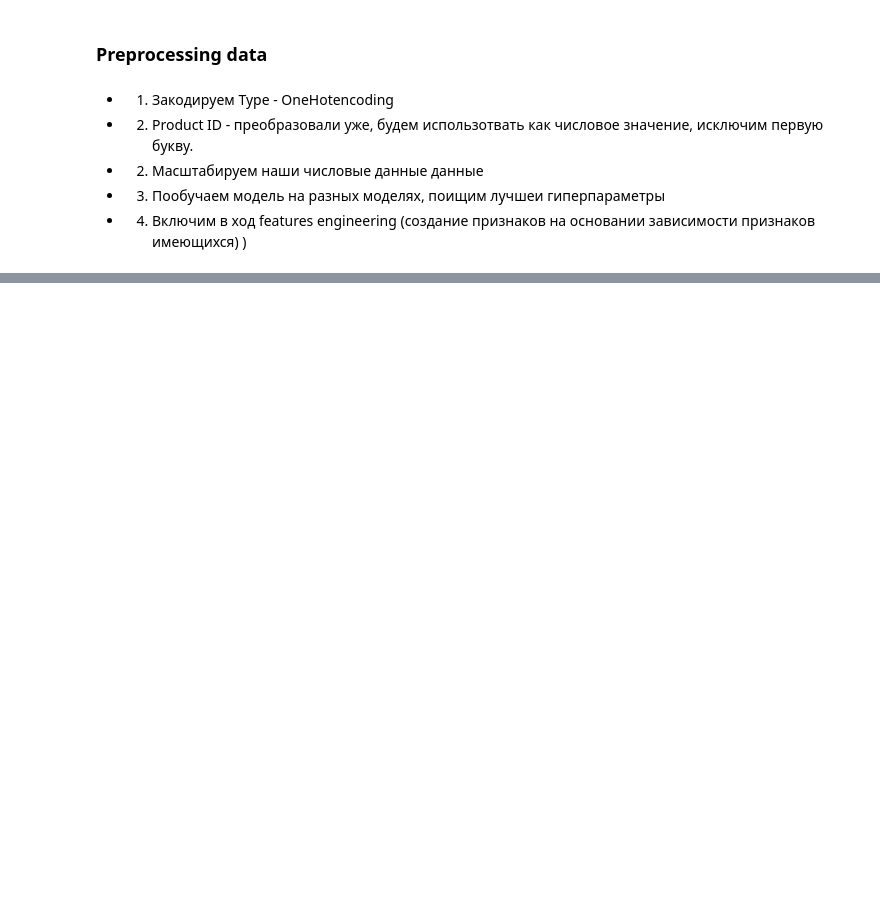
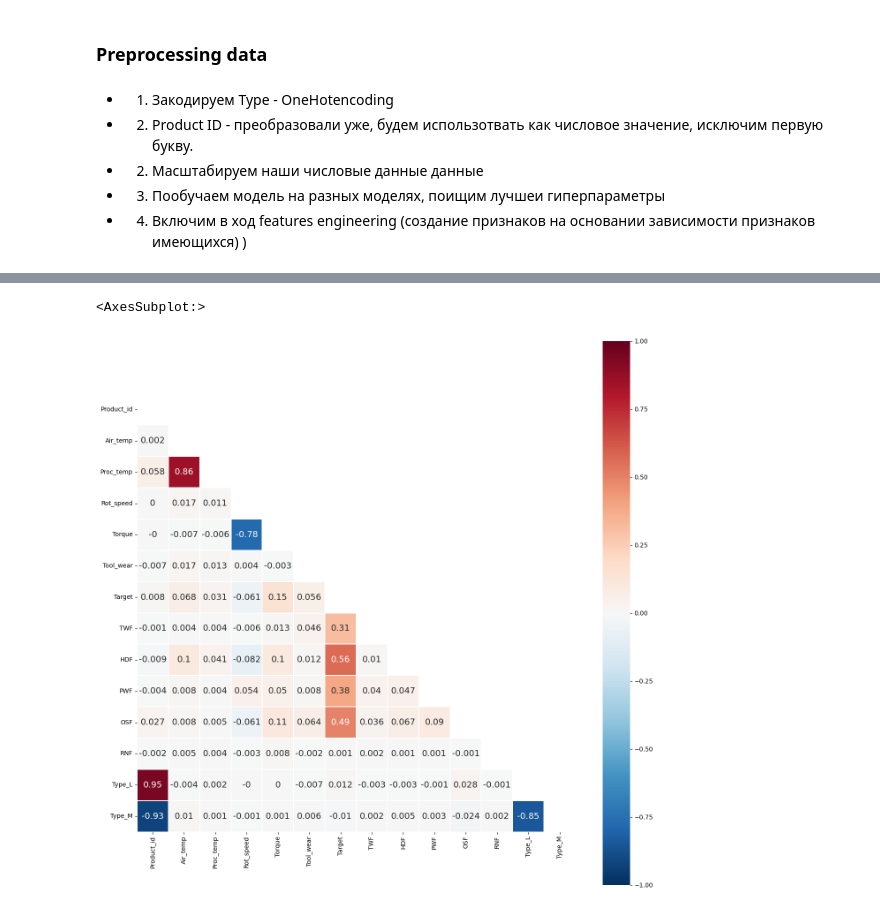
Before and after one commit to ValentinPatrakeev/Equipments-Failures, a Jupyter notebook: Equipments-Failures.ipynb, the cells around one changed output, grey strips where cells are left out. Cells and saved outputs as stored; diff of their text form; code cells hidden in the pictures; blank space fills up the shorter version.

```diff
--- a/Equipments-Failures.ipynb
+++ b/Equipments-Failures.ipynb
@@ -266,0 +259,17 @@ print(f"Общий дисбаланс классов {round((data[data['Machine
+# %%
+1# Изменим наименование столбцов, чтобы "некоторые" модели не ругались
+df = df.rename(columns = {'Product ID':'Product_id', 'Air temperature [K]':'Air_temp','Process temperature [K]':'Proc_temp', 'Rotational speed [rpm]': 'Rot_speed', 'Torque [Nm]':'Torque', 'Tool wear [min]':'Tool_wear', 'Machine failure':'Target' })
+2# Удалим лишний столбц id
+df = df.drop(columns='id')
+# %%
+3# Исключим первую букву из Product ID
+df["Product_id"] = pd.to_numeric(df["Product_id"].str.slice(start=1))
+# %%
+4# type через one-hot-encoding
+one_hot = pd.get_dummies(df['Type'], prefix='Type', drop_first=True)
+df = pd.concat((df.drop('Type', axis=1), one_hot), axis=1)
+# %%
+#5 Промаштабируем наши числовые данные
+from sklearn.preprocessing import StandardScaler
+scaler = StandardScaler()
+df[['Product_id','Air_temp','Proc_temp','Rot_speed','Torque','Tool_wear']] = scaler.fit_transform(df[['Product_id','Air_temp','Proc_temp','Rot_speed','Torque','Tool_wear']])
@@ -266,0 +285,10 @@ print(f"Общий дисбаланс классов {round((data[data['Machine
+# %%
+corr_matrix = df.corr().round(3)
+colormap = plt.cm.RdBu_r
+mask = np.triu(np.ones_like(corr_matrix, dtype=bool))
+plt.figure(figsize = (16,16))
+sns.heatmap(corr_matrix,linewidths=0.1, vmax=1.0, vmin=-1.0, annot = True,
+            linecolor='white',cmap= colormap, square = True, fmt='.2g', annot_kws={"size": 14}, mask = mask)
+# %% [output]
+<AxesSubplot:>
+[figure, added]
```
Also changed, not shown: parts of 9 cells of this notebook.
